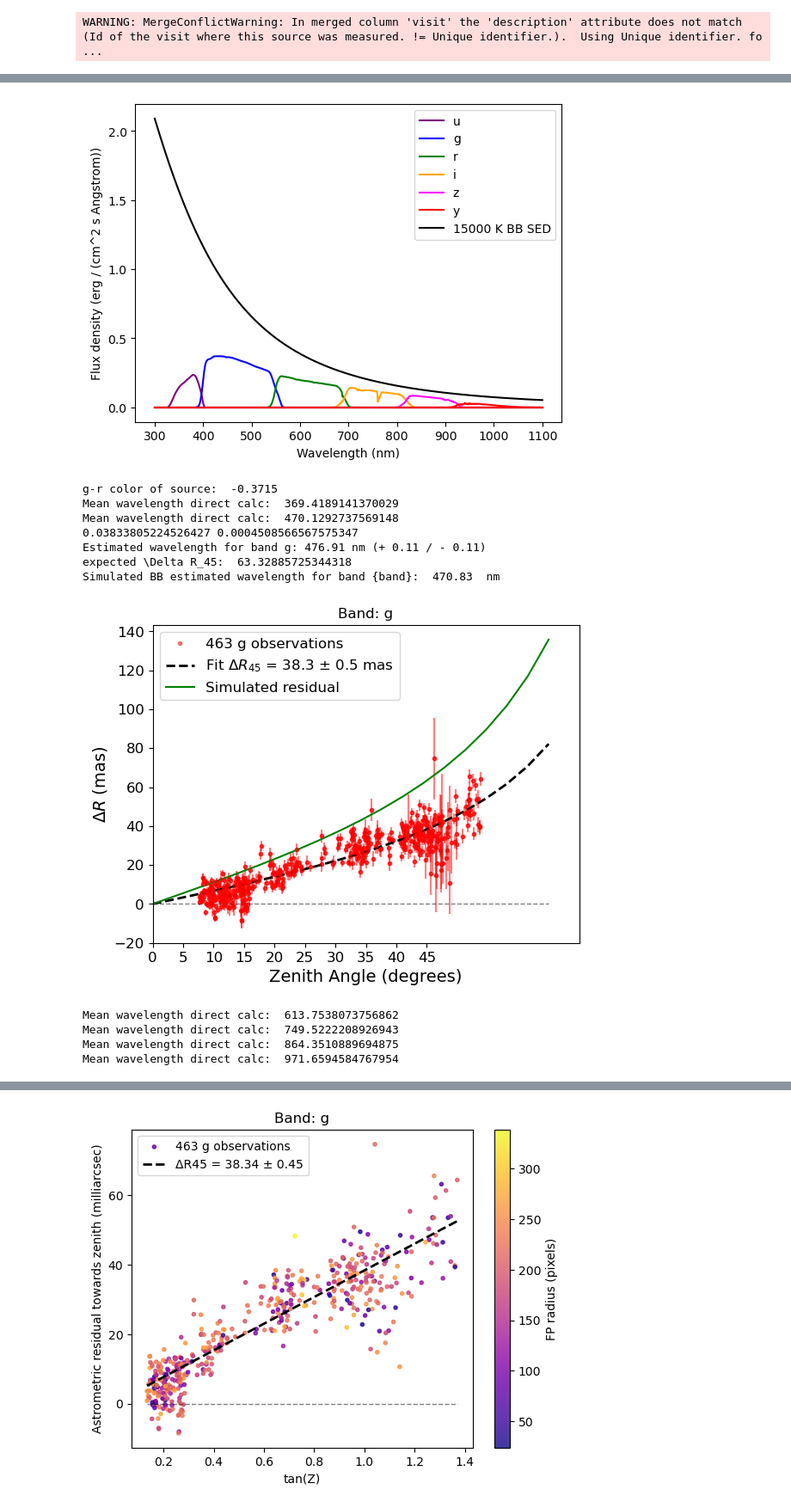
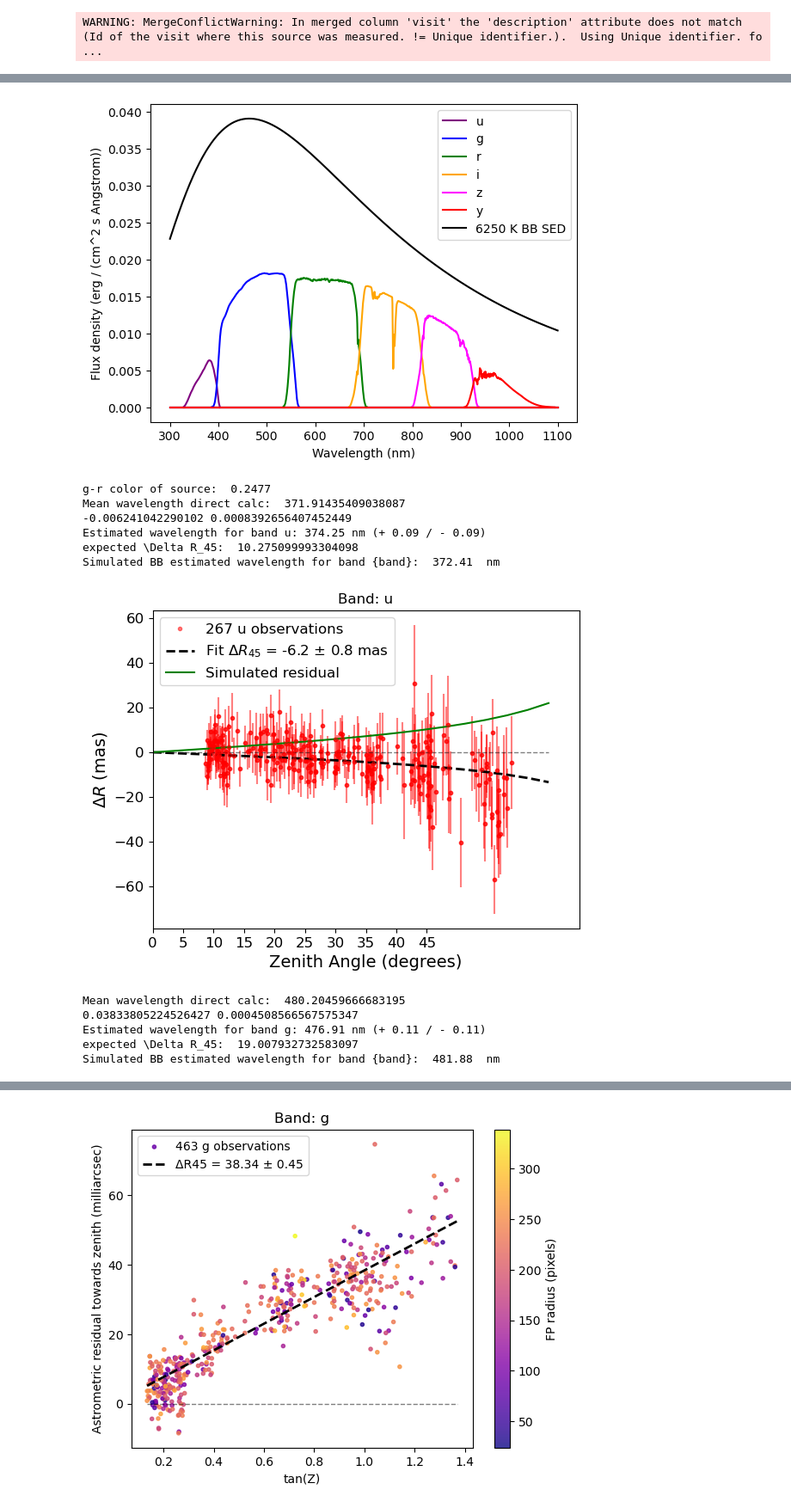
Before and after one commit to LSSTDESC/DifferentialCR, a Jupyter notebook: DCR_in_DP1.ipynb, the cells around one changed output, grey strips where cells are left out. Shown at 86% size. Drawn from its saved outputs; the diff is of its cells as text; code cells hidden in the pictures.

```diff
--- a/DCR_in_DP1.ipynb
+++ b/DCR_in_DP1.ipynb
@@ -106,9 +106,13 @@ ra, dec = 53.12652887, -28.31641564 #blue GAIA star
 
 ra, dec = 224.7929849, -39.1964296 # SV225 blue star
 # ra, dec = 224.7944152, -38.9678185 # a dimmer blue star
+# ra, dec = 10.0938746, -44.4724067 # ELAISS blue star
+# ra, dec = 9.1632637, -45.4522743
+# ra, de = 10.3001293, -44.7535120
+# ra, dec = 61.1289536, -48.6980790 # EDFS blue star
 
 
-search_radius = 3 #arcsec
+search_radius = 1 #arcsec
 
 # ---- Object Query ----
 
@@ -154,8 +158,7 @@ query = f"""SELECT band,
             visit,
             detector, x, y
     FROM dp2.Source
-    WHERE CONTAINS(POINT('ICRS', ra, dec),CIRCLE('ICRS', {ra}, {dec}, {search_radius/3600}))=1
-    AND band = 'g'"""
+    WHERE CONTAINS(POINT('ICRS', ra, dec),CIRCLE('ICRS', {ra}, {dec}, {search_radius/3600}))=1"""
 
 source_table = queryTAP(query)
 
@@ -722,7 +734,7 @@ def dR_model(z, c):
 
 
 # Define the source and reference temperatures:
-source_temperature = 15000 #K
+source_temperature = 6250 #K
 reference_temperature = 5000 #K
 
 
@@ -889,43 +901,43 @@ for band in 'ugrizy':
         # print('BB reference wavelength for band {band}: ', np.round(BB_mean_wavelengths[band][1], 2)/10, ' nm')
         print('expected \Delta R_45: ', sim_dRs[band]*1e3)
         wave_sim = estimate_mean_wave(np.array([sim_dRs[band]]), band, *templates)[0]
         print('Simulated BB estimated wavelength for band {band}: ', np.round(wave_sim, 2), ' nm')
 
 
         plt.plot(z, dR * 3600 * 10**3,  ls = '', marker = '.', alpha = 0.5, color = 'r', label = f'{len(dR)} {band} observations') #label = f'Source:  {np.round(center_ra, 4)}, {np.round(center_dec, 4)}')
         plt.errorbar(z, dR * 3600 * 10**3, yerr = dR_err * 3600 * 10**3, ls = '', marker = '.', alpha = 0.5, color = 'r')
 
         z_temp = np.linspace(0, 65, 20)
         tanz_temp = np.tan(z_temp * np.pi/180)
         plt.plot(z_temp, dR_model(z_temp, *popt) * 3600 * 10**3, 'k--', linewidth = 2, label = rf'Fit $\Delta R_{{45}}$ = {np.round(popt[0]*3600*1000, 1)} $\pm$ {np.round(perr[0]*3600*1000, 1)} mas')#'Trendline: A tan(z)')
         plt.plot(z_temp, np.zeros(len(z_temp)) * 3600 * 10**3, 'k--', alpha = 0.5, linewidth = 1) #, label = 'Flat')
         plt.plot(z_temp, dR_model(z_temp, sim_dRs[band]) * 10**3 , 'g-', label = f'Simulated residual') #{source_temperature} K star (reference: {reference_temperature} K star)')
 
         plt.title(f'Band: {band}')
         plt.xlabel('Zenith Angle (degrees)', fontsize = 14)
         plt.ylabel(r'$\Delta R$ (mas)', fontsize = 14)
         plt.legend(fontsize = 12)
         plt.xlim(0, 70)
         # plt.xlim(0, 1.1)
         plt.tick_params(axis='both', which='major', labelsize=12)
 
         plt.xticks([0, 5, 10,15, 20, 25, 30, 35, 40, 45])
 
         # plt.savefig(f'scrap/dp1_dcr_model_fit_{band}.pdf')
 
         plt.show()
         plt.close()
 # %% [output]
-[figure, old version]
+[figure, new version]
-g-r color of source:  -0.3715
-Mean wavelength direct calc:  369.4189141370029
-Mean wavelength direct calc:  470.1292737569148
-0.03833805224526427 0.0004508566567575347
-Estimated wavelength for band g: 476.91 nm (+ 0.11 / - 0.11)
-expected \Delta R_45:  63.32885725344318
-Simulated BB estimated wavelength for band {band}:  470.83  nm
+g-r color of source:  0.2477
+Mean wavelength direct calc:  371.91435409038087
+-0.006241042290102 0.0008392656407452449
+Estimated wavelength for band u: 374.25 nm (+ 0.09 / - 0.09)
+expected \Delta R_45:  10.275099993304098
+Simulated BB estimated wavelength for band {band}:  372.41  nm
-[figure, old version]
+[figure, new version]
-Mean wavelength direct calc:  613.7538073756862
-Mean wavelength direct calc:  749.5222208926943
-Mean wavelength direct calc:  864.3510889694875
-Mean wavelength direct calc:  971.6594584767954
+Mean wavelength direct calc:  480.20459666683195
+0.03833805224526427 0.0004508566567575347
+Estimated wavelength for band g: 476.91 nm (+ 0.11 / - 0.11)
+expected \Delta R_45:  19.007932732583097
+Simulated BB estimated wavelength for band {band}:  481.88  nm
```
Also changed, not shown: parts of 9 cells of this notebook.
